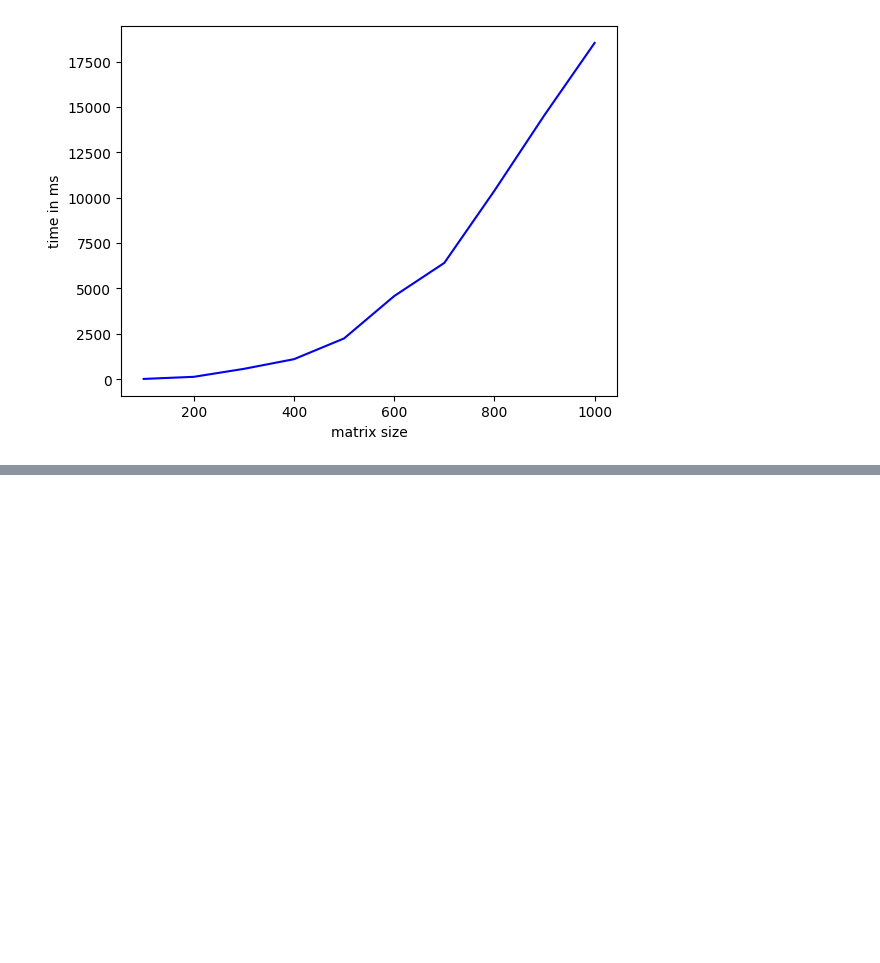
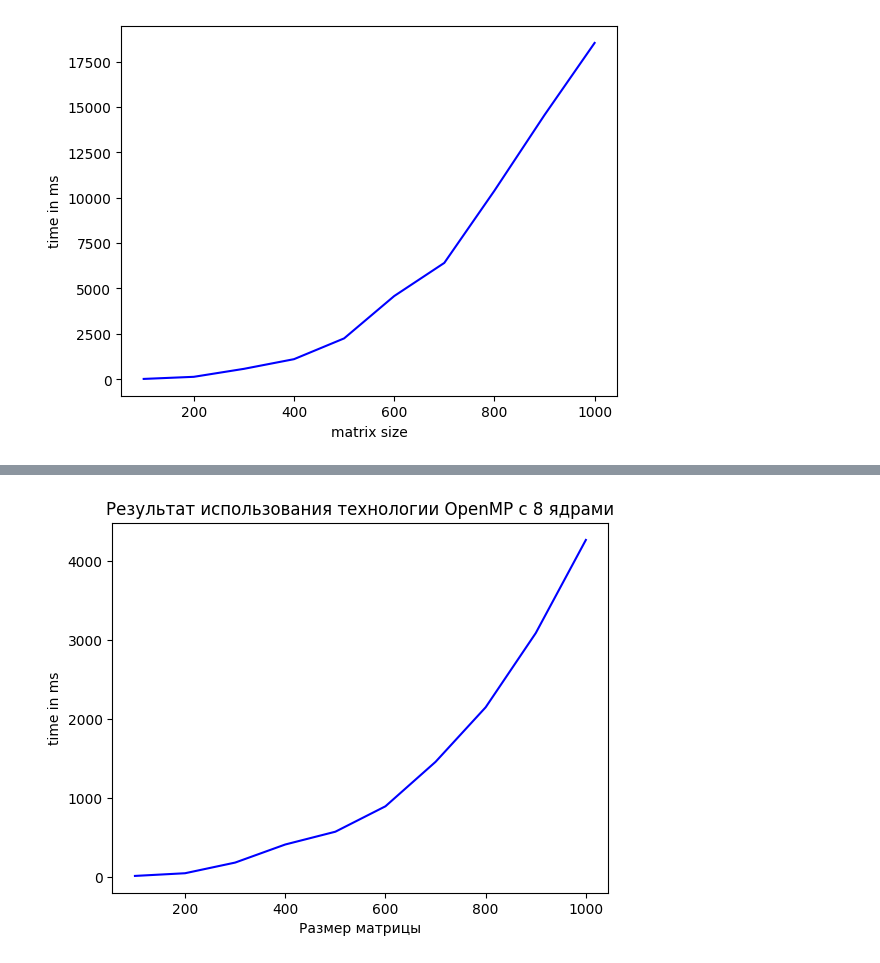
Before and after one commit to buddyuchiha/ParallelProgrammingLabs, a Jupyter notebook: main.ipynb, the cells around one changed output, grey strips where cells are left out. Drawn from its saved outputs; the diff is of its cells as text; code cells hidden in the pictures; blank space fills up the shorter version.

```diff
--- a/main.ipynb
+++ b/main.ipynb
@@ -34,0 +46,4 @@ Text(0, 0.5, 'time in ms')
+# %%
+show_openmp_graph(open_mp_8_path)
+# %% [output]
+[figure, added]
```
Also changed, not shown: parts of 12 cells of this notebook, 1 other file.
